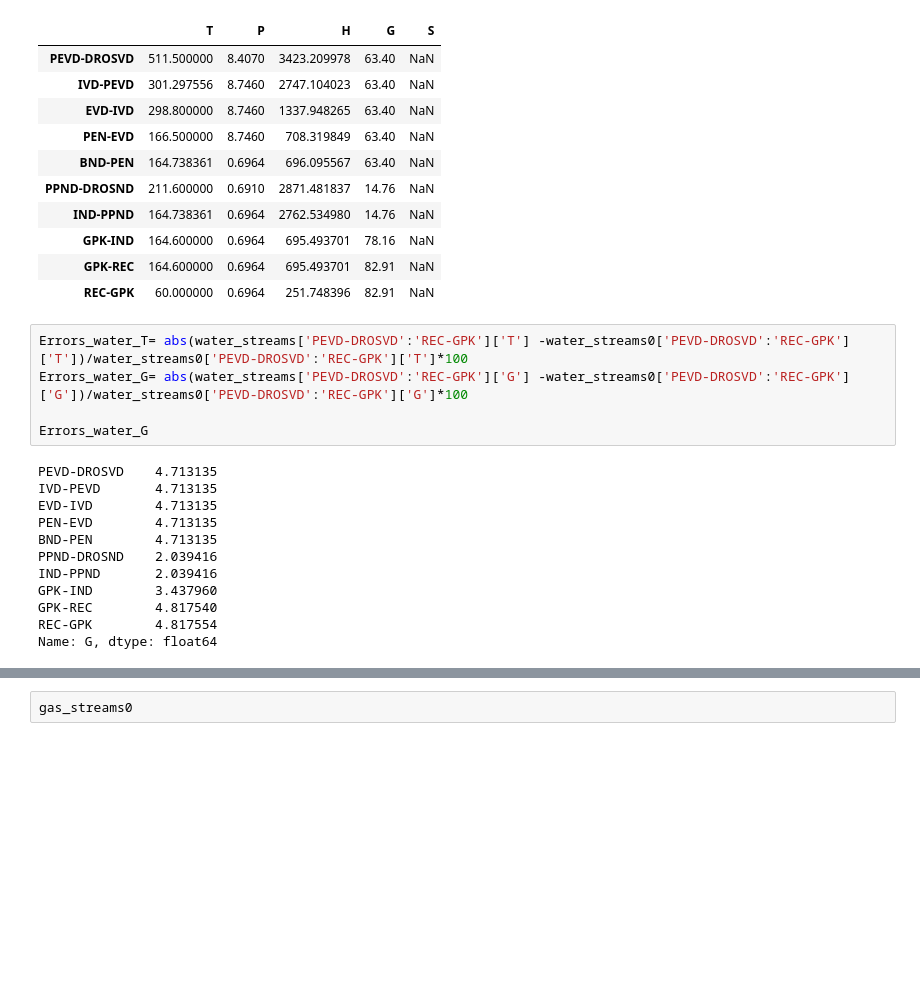
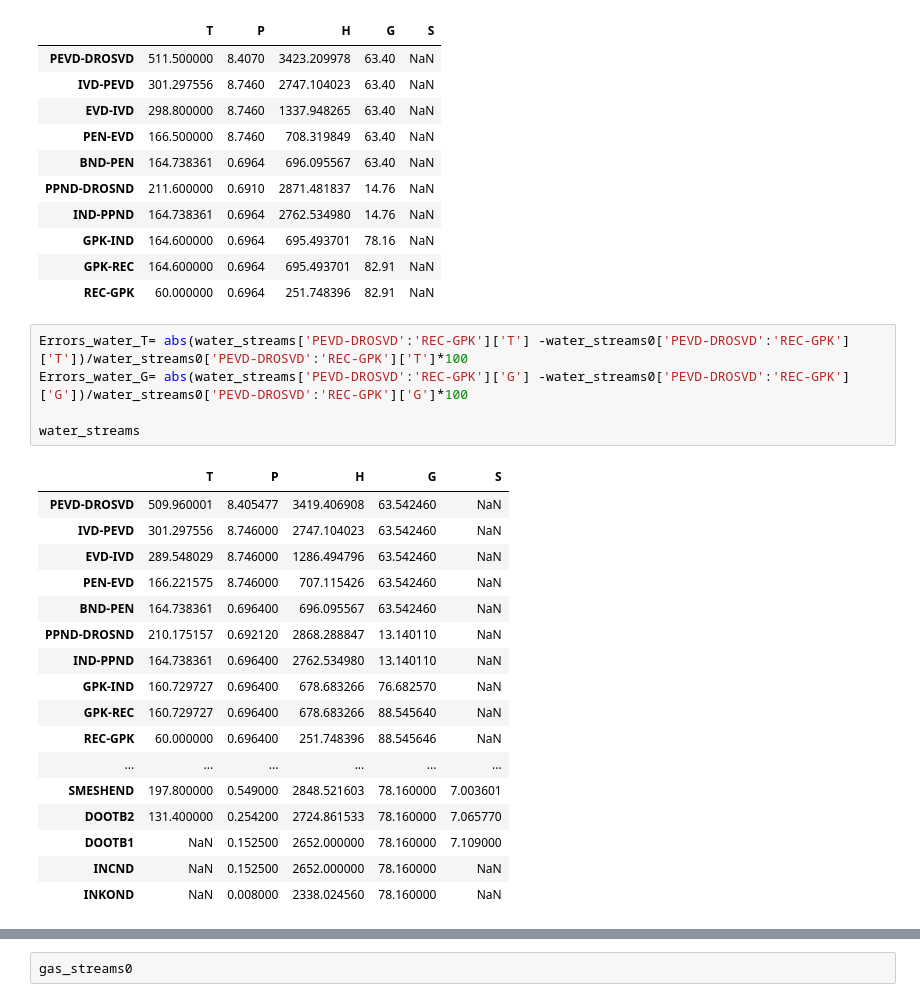
Before and after one commit to maksimovia/GZ, a Jupyter notebook: Main.ipynb, the cells around one changed output, grey strips where cells are left out. Cells and saved outputs as stored; diff of their text form; blank space fills up the shorter version.

```diff
--- a/Main.ipynb
+++ b/Main.ipynb
@@ -251,20 +254,26 @@ water_streams0['PEVD-DROSVD':'REC-GPK']
 # %%
 Errors_water_T= abs(water_streams['PEVD-DROSVD':'REC-GPK']['T'] -water_streams0['PEVD-DROSVD':'REC-GPK']['T'])/water_streams0['PEVD-DROSVD':'REC-GPK']['T']*100
 Errors_water_G= abs(water_streams['PEVD-DROSVD':'REC-GPK']['G'] -water_streams0['PEVD-DROSVD':'REC-GPK']['G'])/water_streams0['PEVD-DROSVD':'REC-GPK']['G']*100
 
-Errors_water_G
+water_streams
 # %% [output]
-PEVD-DROSVD    4.713135
-IVD-PEVD       4.713135
-EVD-IVD        4.713135
-PEN-EVD        4.713135
-BND-PEN        4.713135
-PPND-DROSND    2.039416
-IND-PPND       2.039416
-GPK-IND        3.437960
-GPK-REC        4.817540
-REC-GPK        4.817554
-Name: G, dtype: float64
+|  | T | P | H | G | S |
+| PEVD-DROSVD | 509.960001 | 8.405477 | 3419.406908 | 63.542460 | NaN |
+| IVD-PEVD | 301.297556 | 8.746000 | 2747.104023 | 63.542460 | NaN |
+| EVD-IVD | 289.548029 | 8.746000 | 1286.494796 | 63.542460 | NaN |
+| PEN-EVD | 166.221575 | 8.746000 | 707.115426 | 63.542460 | NaN |
+| BND-PEN | 164.738361 | 0.696400 | 696.095567 | 63.542460 | NaN |
+| PPND-DROSND | 210.175157 | 0.692120 | 2868.288847 | 13.140110 | NaN |
+| IND-PPND | 164.738361 | 0.696400 | 2762.534980 | 13.140110 | NaN |
+| GPK-IND | 160.729727 | 0.696400 | 678.683266 | 76.682570 | NaN |
+| GPK-REC | 160.729727 | 0.696400 | 678.683266 | 88.545640 | NaN |
+| REC-GPK | 60.000000 | 0.696400 | 251.748396 | 88.545646 | NaN |
+| ... | ... | ... | ... | ... | ... |
+| SMESHEND | 197.800000 | 0.549000 | 2848.521603 | 78.160000 | 7.003601 |
+| DOOTB2 | 131.400000 | 0.254200 | 2724.861533 | 78.160000 | 7.065770 |
+| DOOTB1 | NaN | 0.152500 | 2652.000000 | 78.160000 | 7.109000 |
+| INCND | NaN | 0.152500 | 2652.000000 | 78.160000 | NaN |
+| INKOND | NaN | 0.008000 | 2338.024560 | 78.160000 | NaN |
 # %%
 # Невязка по всем параметрам
 Qgas = (
```
Also changed, not shown: parts of 5 cells of this notebook, 6 other files.
